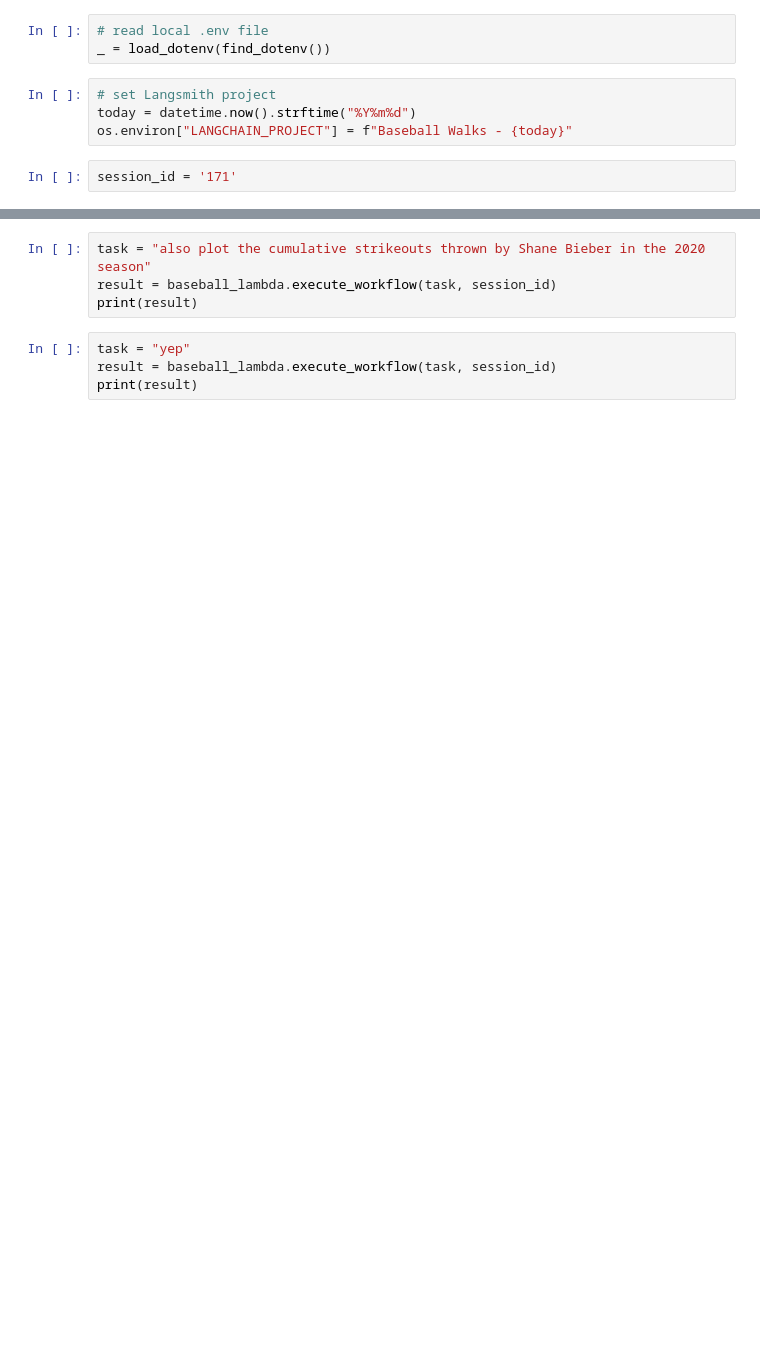
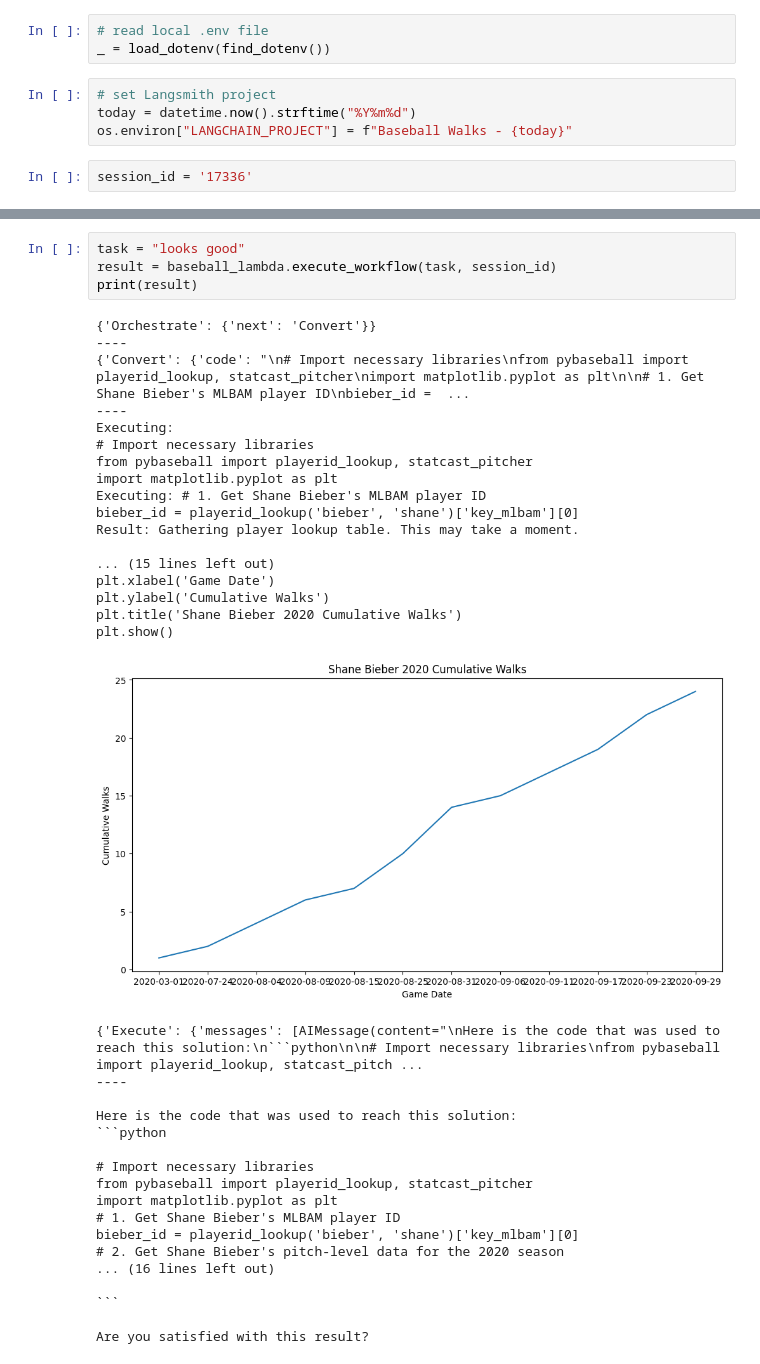
Before and after one commit to aws-samples/langgraph-multi-agent, a Jupyter notebook: 2b_sample_strikeouts_variant.ipynb, the cells around one changed output, grey strips where cells are left out. Cells and saved outputs as stored; diff of their text form; blank space fills up the shorter version.

````diff
--- a/2b_sample_strikeouts_variant.ipynb
+++ b/2b_sample_strikeouts_variant.ipynb
@@ -14,7 +16,7 @@ _ = load_dotenv(find_dotenv())
 today = datetime.now().strftime("%Y%m%d")
 os.environ["LANGCHAIN_PROJECT"] = f"Baseball Walks - {today}"
 # %%
-session_id = '171'
+session_id = '17336'
 # %%
 task = "plot the cumulative sum of total walks thrown by Shane Bieber in the 2020 season."
 result = baseball_lambda.execute_workflow(task, session_id)
@@ -22,11 +42,43 @@ print(result)
-# %%
-task = "also plot the cumulative strikeouts thrown by Shane Bieber in the 2020 season"
-result = baseball_lambda.execute_workflow(task, session_id)
-print(result)
 # %%
-task = "yep"
+task = "looks good"
 result = baseball_lambda.execute_workflow(task, session_id)
 print(result)
+# %% [output]
+{'Orchestrate': {'next': 'Convert'}}
+----
+{'Convert': {'code': "\n# Import necessary libraries\nfrom pybaseball import playerid_lookup, statcast_pitcher\nimport matplotlib.pyplot as plt\n\n# 1. Get Shane Bieber's MLBAM player ID\nbieber_id =  ...
+----
+Executing:
+# Import necessary libraries
+from pybaseball import playerid_lookup, statcast_pitcher
+import matplotlib.pyplot as plt
+Executing: # 1. Get Shane Bieber's MLBAM player ID
+bieber_id = playerid_lookup('bieber', 'shane')['key_mlbam'][0]
+Result: Gathering player lookup table. This may take a moment.
+
+... (15 lines left out)
+plt.xlabel('Game Date')
+plt.ylabel('Cumulative Walks')
+plt.title('Shane Bieber 2020 Cumulative Walks')
+plt.show()
+[figure, added]
+{'Execute': {'messages': [AIMessage(content="\nHere is the code that was used to reach this solution:\n```python\n\n# Import necessary libraries\nfrom pybaseball import playerid_lookup, statcast_pitch ...
+----
+
+Here is the code that was used to reach this solution:
+```python
+
+# Import necessary libraries
+from pybaseball import playerid_lookup, statcast_pitcher
+import matplotlib.pyplot as plt
+# 1. Get Shane Bieber's MLBAM player ID
+bieber_id = playerid_lookup('bieber', 'shane')['key_mlbam'][0]
+# 2. Get Shane Bieber's pitch-level data for the 2020 season
+... (16 lines left out)
+
+```
+
+Are you satisfied with this result?
 # %%
 task = "yes"
 result = baseball_lambda.execute_workflow(task, session_id)
````
Also changed, not shown: parts of 3 cells of this notebook, 7 other files.
